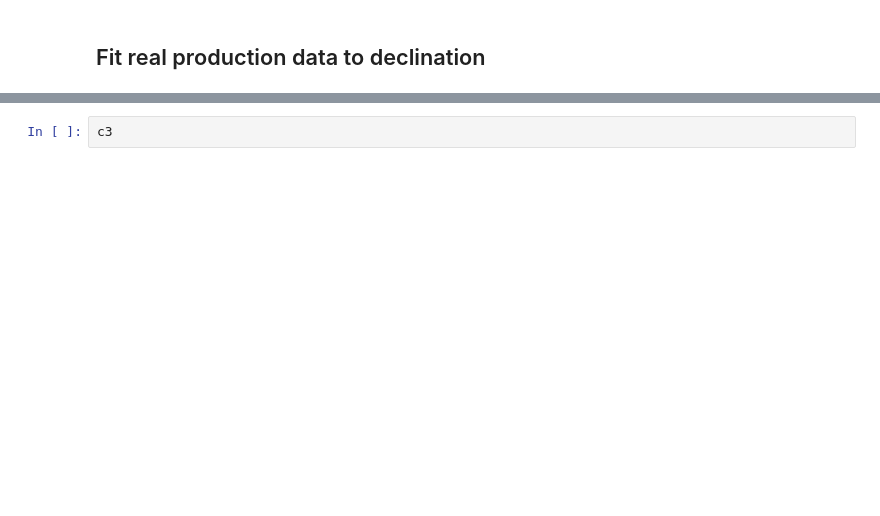
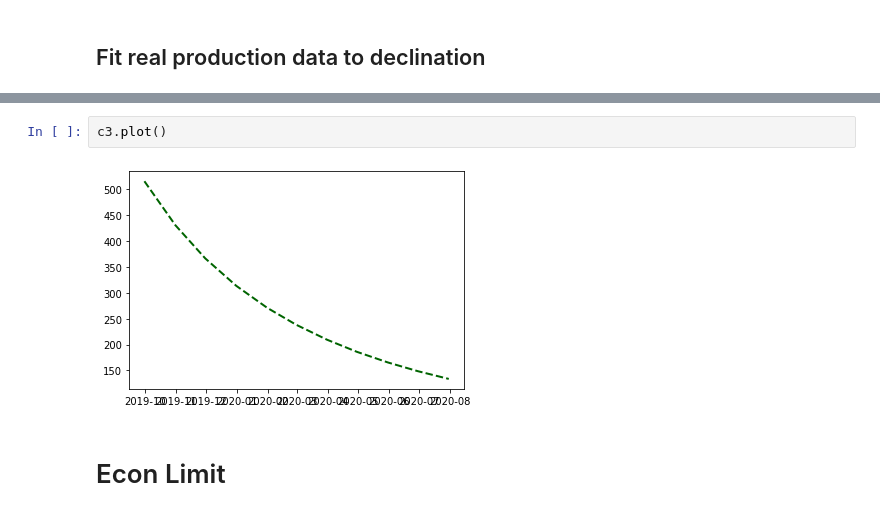
Before and after one commit to scuervo91/reservoirpy, a Jupyter notebook: examples/wellproductivity/1-declination.ipynb, the cells around one changed output, grey strips where cells are left out. Cells and saved outputs as stored; diff of their text form; blank space fills up the shorter version.

```diff
--- a/examples/wellproductivity/1-declination.ipynb
+++ b/examples/wellproductivity/1-declination.ipynb
@@ -194,2 +206,6 @@ ax.scatter(a['date'],a['bo'],color=(0.1,0.9,0.5),s=155)
 # %%
-c3
+c3.plot()
+# %% [output]
+[figure, added]
+# %% [markdown]
+# Econ Limit
```
Also changed, not shown: parts of 14 cells of this notebook, 2 other files.
